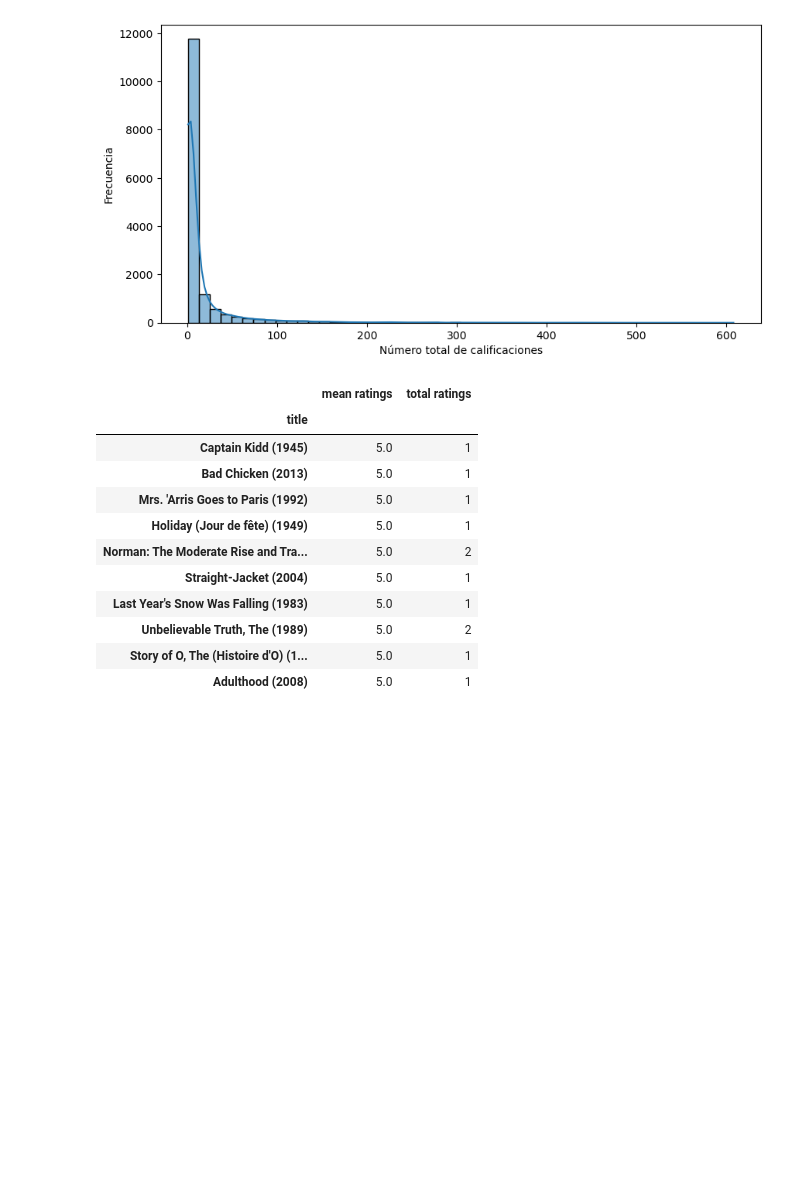
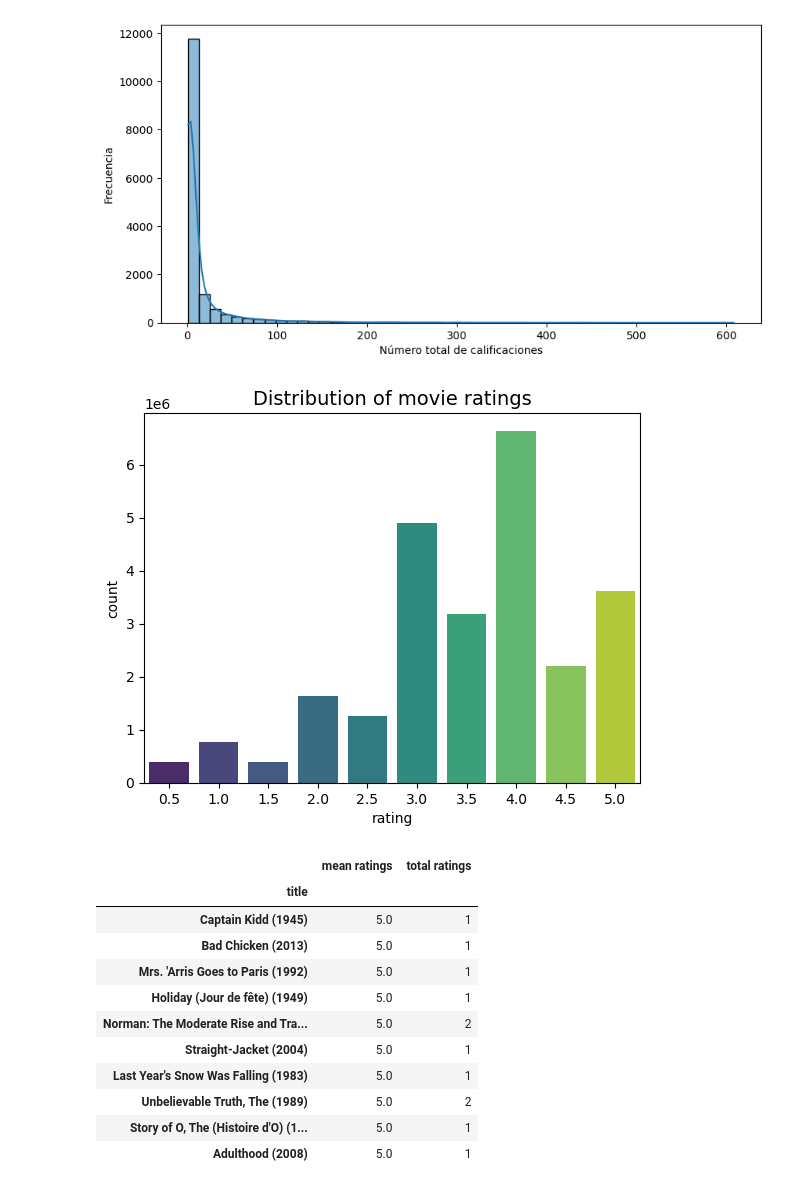
Before and after one commit to Jaime44/WorkSpace, a Jupyter notebook: models/neural network/00_NN_Recommender_system_movie.ipynb, the cells around one changed output. Saved outputs shown, nothing was run; the diff lists cells and outputs as text; code cells hidden in the pictures; blank space fills up the shorter version.

```diff
--- a/models/neural network/00_NN_Recommender_system_movie.ipynb
+++ b/models/neural network/00_NN_Recommender_system_movie.ipynb
@@ -301,6 +301,12 @@ plt.ylabel('Frecuencia')
 plt.show()
 # %% [output]
 [figure]
+# %%
+sns.countplot(x="rating", data=pd.DataFrame(dataFrame_without_ohe['rating']) , palette="viridis")
+plt.title("Distribution of movie ratings", fontsize=14)
+plt.show()
+# %% [output]
+[figure, added]
 # %%
 # Calificaciones promedio más altas en función de la columna 'mean ratings'.
 df_n_ratings.sort_values('mean ratings', ascending=False).head(10)
```
Also changed, not shown: 11 other files.
